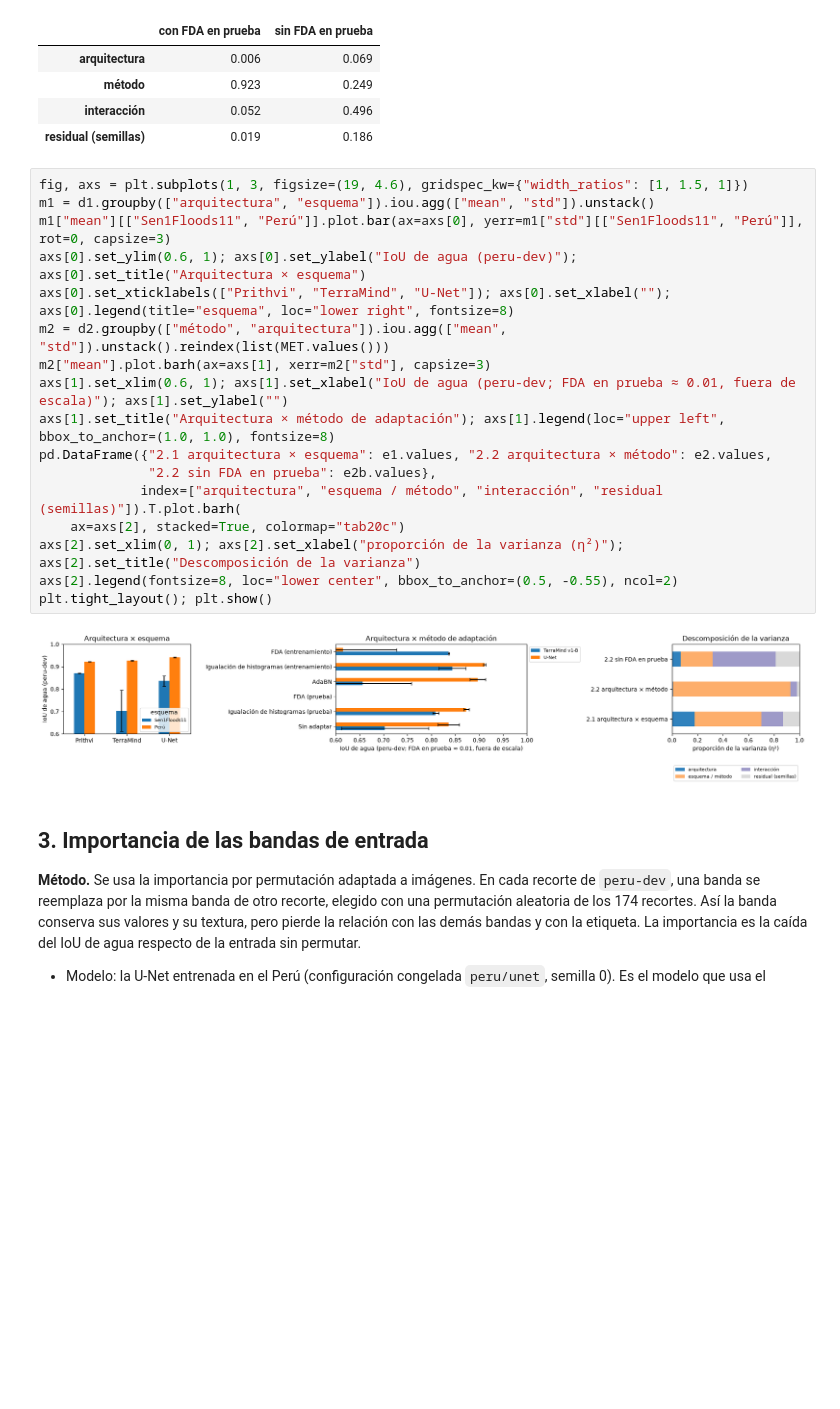
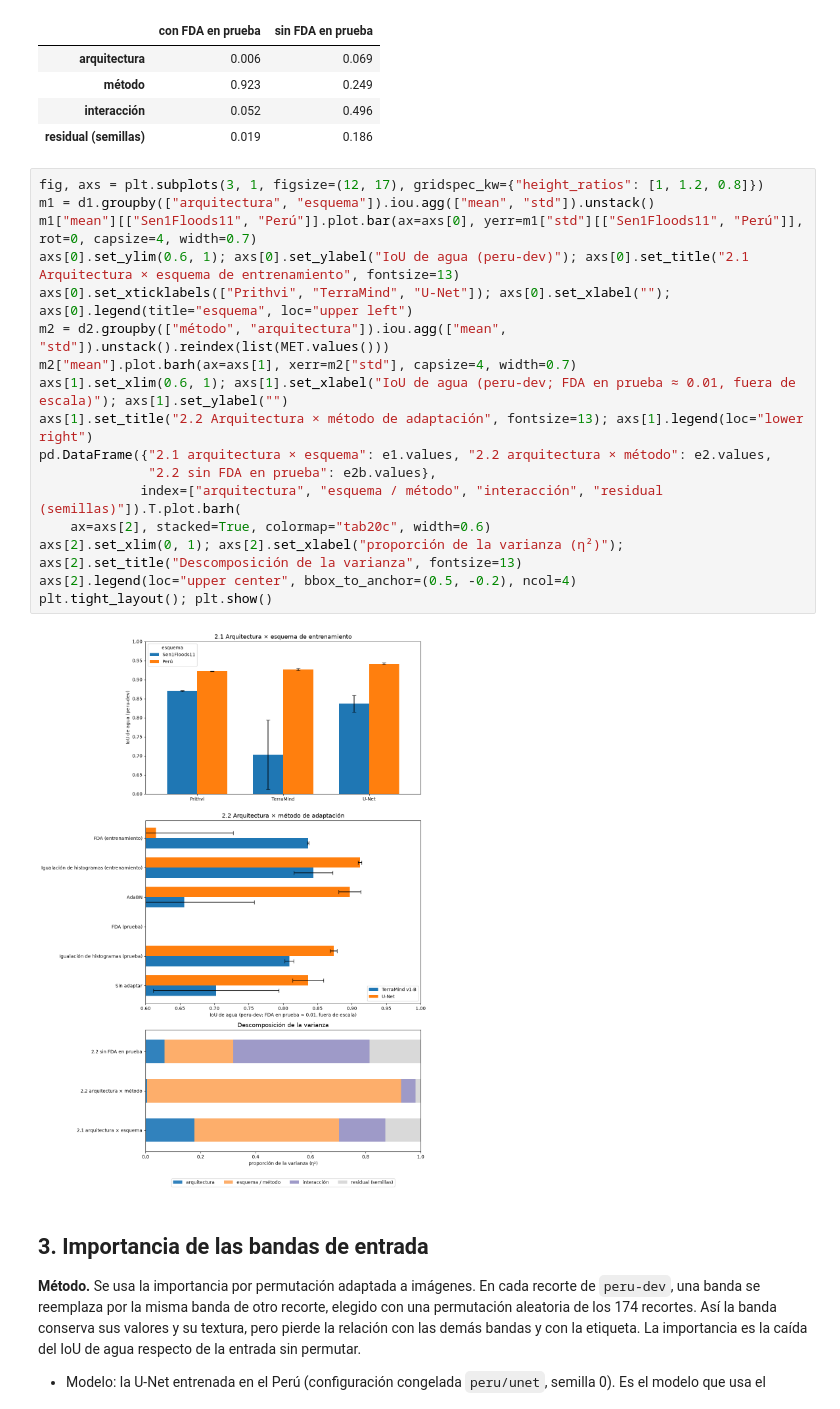
Before and after one commit to gersongams/peru-flood-segmentation, a Jupyter notebook: entregables/matriz_consistencia/importancia_variables.ipynb, the cells around one changed output. Cells and saved outputs as stored; diff of their text form; blank space fills up the shorter version.

Commit message:
Variable importance notebook: factor charts stacked vertically and larger

```diff
--- a/entregables/matriz_consistencia/importancia_variables.ipynb
+++ b/entregables/matriz_consistencia/importancia_variables.ipynb
@@ -147,24 +147,24 @@ display(pd.DataFrame({"con FDA en prueba": e2.values, "sin FDA en prueba": e2b.v
 | interacción | 0.052 | 0.496 |
 | residual (semillas) | 0.019 | 0.186 |
 # %%
-fig, axs = plt.subplots(1, 3, figsize=(19, 4.6), gridspec_kw={"width_ratios": [1, 1.5, 1]})
+fig, axs = plt.subplots(3, 1, figsize=(12, 17), gridspec_kw={"height_ratios": [1, 1.2, 0.8]})
 m1 = d1.groupby(["arquitectura", "esquema"]).iou.agg(["mean", "std"]).unstack()
-m1["mean"][["Sen1Floods11", "Perú"]].plot.bar(ax=axs[0], yerr=m1["std"][["Sen1Floods11", "Perú"]], rot=0, capsize=3)
-axs[0].set_ylim(0.6, 1); axs[0].set_ylabel("IoU de agua (peru-dev)"); axs[0].set_title("Arquitectura × esquema")
-axs[0].set_xticklabels(["Prithvi", "TerraMind", "U-Net"]); axs[0].set_xlabel(""); axs[0].legend(title="esquema", loc="lower right", fontsize=8)
+m1["mean"][["Sen1Floods11", "Perú"]].plot.bar(ax=axs[0], yerr=m1["std"][["Sen1Floods11", "Perú"]], rot=0, capsize=4, width=0.7)
+axs[0].set_ylim(0.6, 1); axs[0].set_ylabel("IoU de agua (peru-dev)"); axs[0].set_title("2.1 Arquitectura × esquema de entrenamiento", fontsize=13)
+axs[0].set_xticklabels(["Prithvi", "TerraMind", "U-Net"]); axs[0].set_xlabel(""); axs[0].legend(title="esquema", loc="upper left")
 m2 = d2.groupby(["método", "arquitectura"]).iou.agg(["mean", "std"]).unstack().reindex(list(MET.values()))
-m2["mean"].plot.barh(ax=axs[1], xerr=m2["std"], capsize=3)
+m2["mean"].plot.barh(ax=axs[1], xerr=m2["std"], capsize=4, width=0.7)
 axs[1].set_xlim(0.6, 1); axs[1].set_xlabel("IoU de agua (peru-dev; FDA en prueba ≈ 0.01, fuera de escala)"); axs[1].set_ylabel("")
-axs[1].set_title("Arquitectura × método de adaptación"); axs[1].legend(loc="upper left", bbox_to_anchor=(1.0, 1.0), fontsize=8)
+axs[1].set_title("2.2 Arquitectura × método de adaptación", fontsize=13); axs[1].legend(loc="lower right")
 pd.DataFrame({"2.1 arquitectura × esquema": e1.values, "2.2 arquitectura × método": e2.values,
               "2.2 sin FDA en prueba": e2b.values},
              index=["arquitectura", "esquema / método", "interacción", "residual (semillas)"]).T.plot.barh(
-    ax=axs[2], stacked=True, colormap="tab20c")
-axs[2].set_xlim(0, 1); axs[2].set_xlabel("proporción de la varianza (η²)"); axs[2].set_title("Descomposición de la varianza")
-axs[2].legend(fontsize=8, loc="lower center", bbox_to_anchor=(0.5, -0.55), ncol=2)
+    ax=axs[2], stacked=True, colormap="tab20c", width=0.6)
+axs[2].set_xlim(0, 1); axs[2].set_xlabel("proporción de la varianza (η²)"); axs[2].set_title("Descomposición de la varianza", fontsize=13)
+axs[2].legend(loc="upper center", bbox_to_anchor=(0.5, -0.2), ncol=4)
 plt.tight_layout(); plt.show()
 # %% [output]
-[figure, old version]
+[figure, new version]
 # %% [markdown]
 ## 3. Importancia de las bandas de entrada
 
```
Also changed, not shown: 1 other file.
